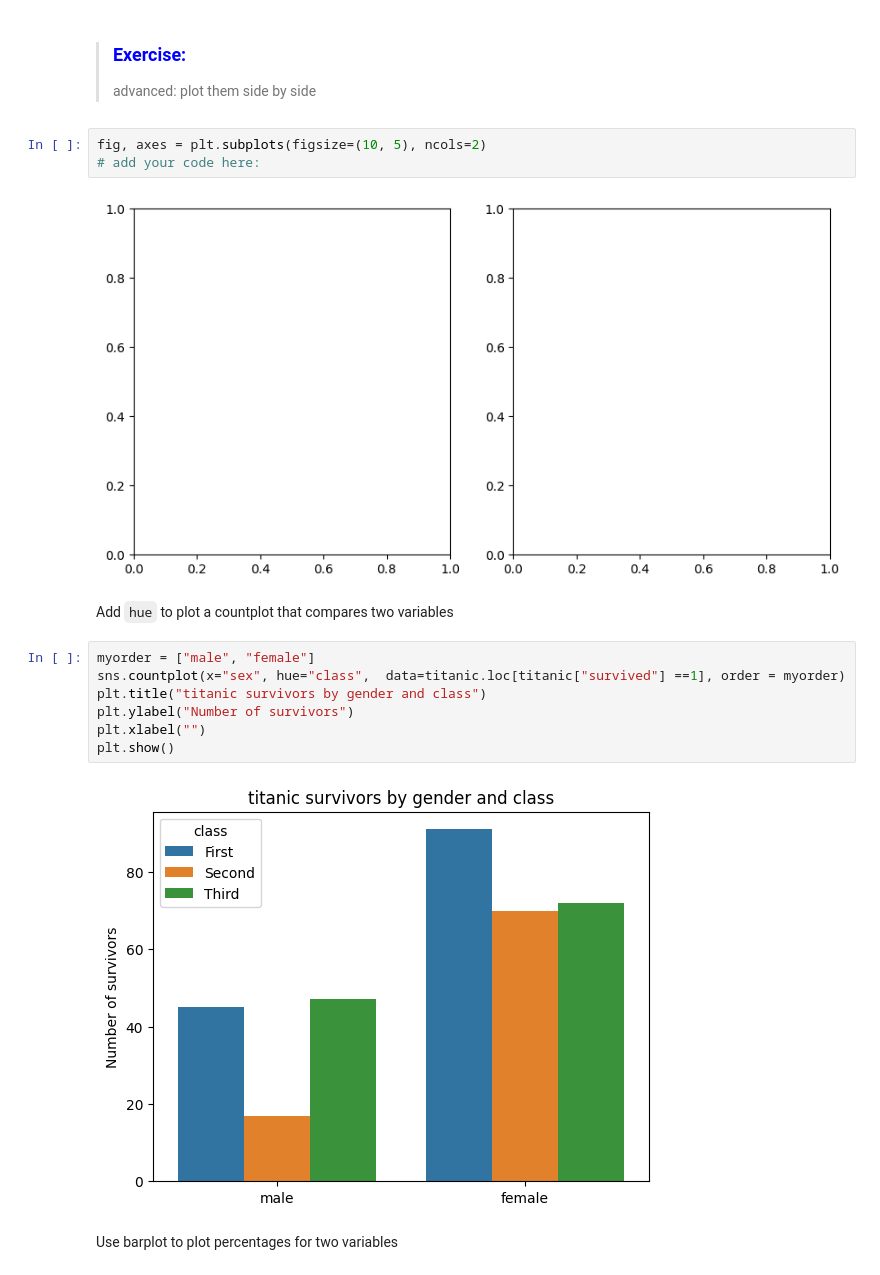
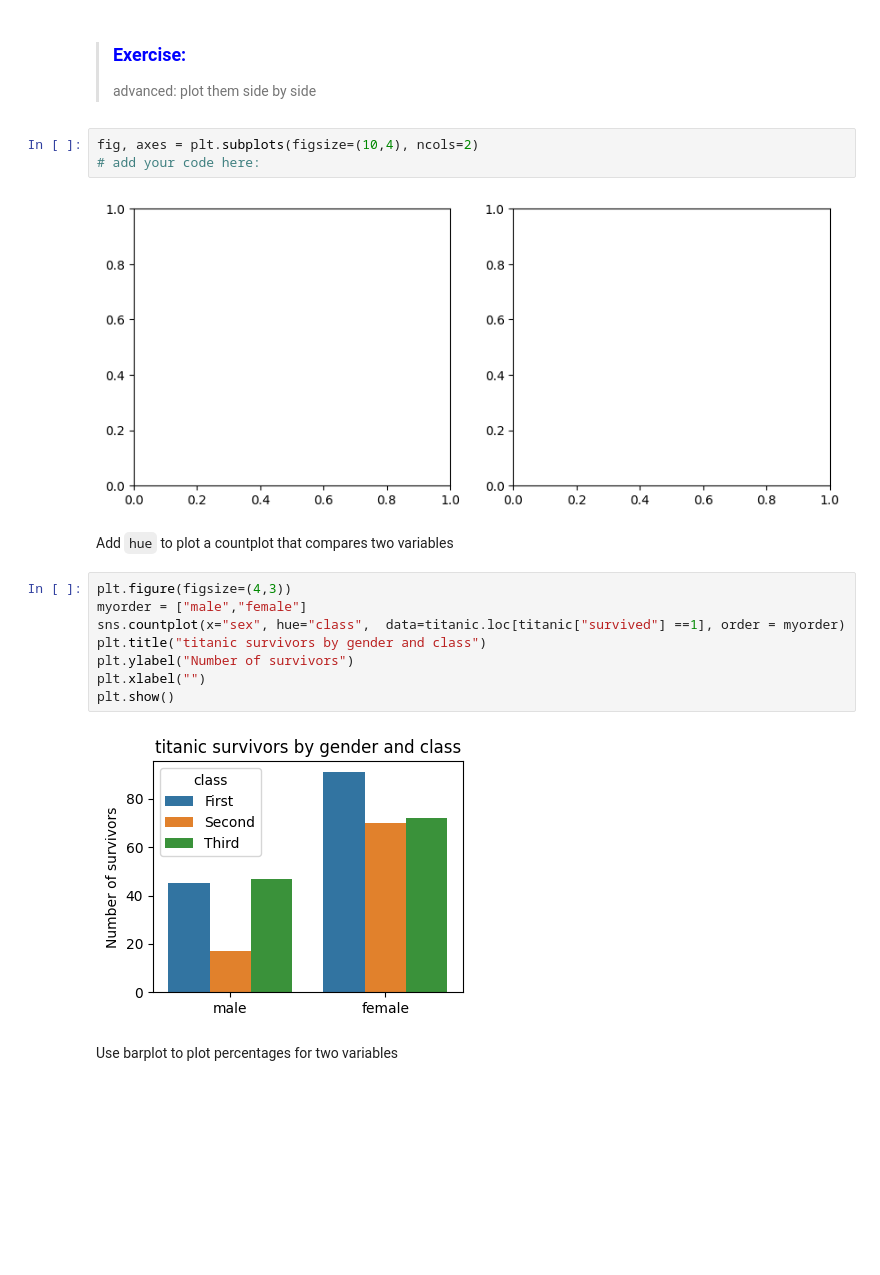
Before and after one commit to nlihin/data-analytics, a Jupyter notebook: unit11_visualization.ipynb, the cells around one changed output. Saved outputs shown, nothing was run; the diff lists cells and outputs as text; blank space fills up the shorter version.

```diff
--- a/unit11_visualization.ipynb
+++ b/unit11_visualization.ipynb
@@ -133,21 +149,22 @@ titanic.head()
 >
 >advanced: plot them side by side
 # %%
-fig, axes = plt.subplots(figsize=(10, 5), ncols=2)
+fig, axes = plt.subplots(figsize=(10,4), ncols=2)
 # add your code here:
 # %% [output]
-[figure, old version]
+[figure, new version]
 # %% [markdown]
 Add `hue` to plot a countplot that compares two variables
 # %%
-myorder = ["male", "female"]
+plt.figure(figsize=(4,3))
+myorder = ["male","female"]
 sns.countplot(x="sex", hue="class",  data=titanic.loc[titanic["survived"] ==1], order = myorder)
 plt.title("titanic survivors by gender and class")
 plt.ylabel("Number of survivors")
 plt.xlabel("")
 plt.show()
 # %% [output]
-[figure, old version]
+[figure, new version]
 # %% [markdown]
 Use barplot to plot percentages for two variables
 # %%
```
Also changed, not shown: parts of 25 cells of this notebook.
